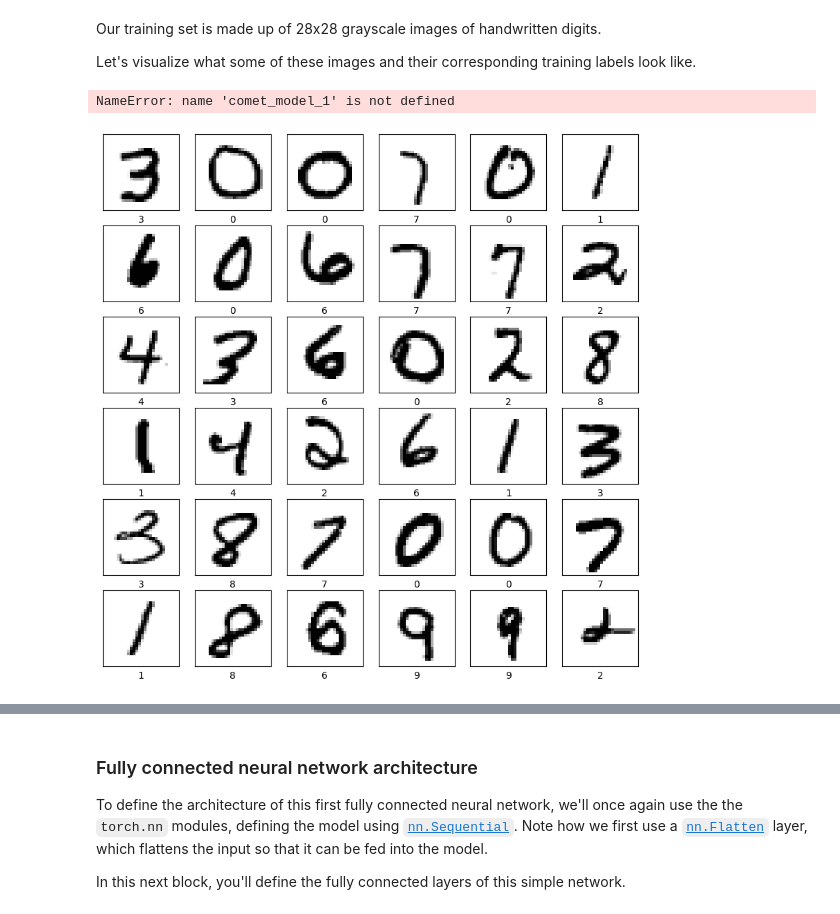
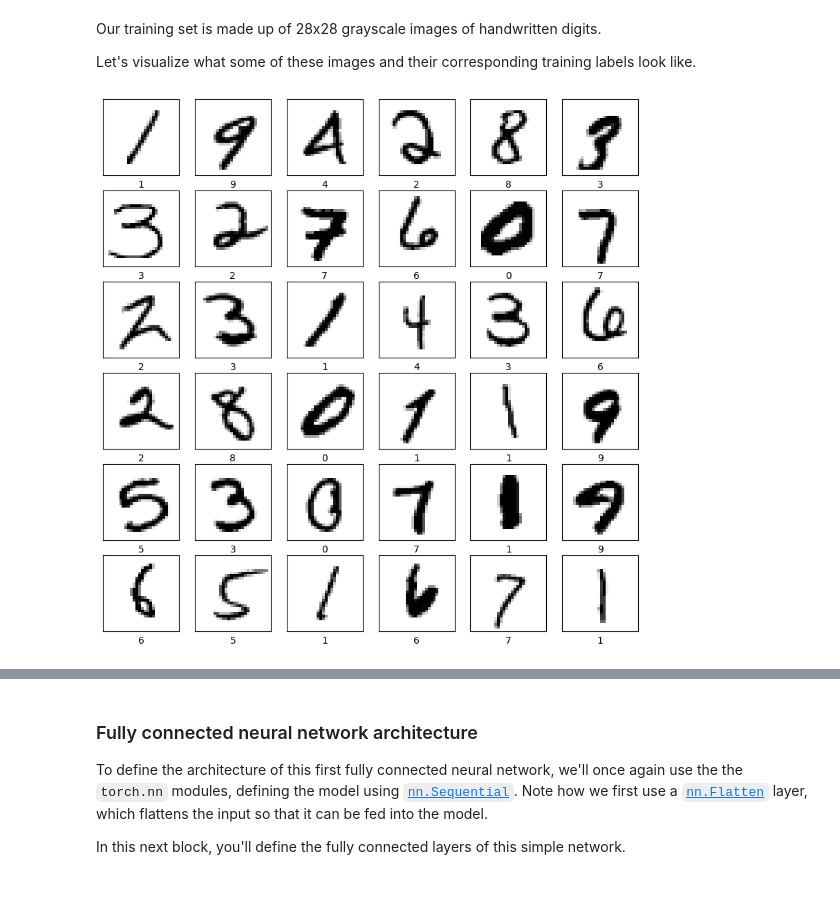
Before and after one commit to cliffordlin40212/Computer_Vision, a Jupyter notebook: Unit2/PT_Part1_MNIST.ipynb, the cells around one changed output, grey strips where cells are left out. Cells and saved outputs as stored; diff of their text form; code cells hidden in the pictures.

```diff
--- a/Unit2/PT_Part1_MNIST.ipynb
+++ b/Unit2/PT_Part1_MNIST.ipynb
@@ -110,19 +99,18 @@ Let's visualize what some of these images and their corresponding training label
 # %%
 plt.figure(figsize=(10,10))
 random_inds = np.random.choice(60000,36)
 for i in range(36):
     plt.subplot(6, 6, i + 1)
     plt.xticks([])
     plt.yticks([])
     plt.grid(False)
     image_ind = random_inds[i]
     image, label = train_dataset[image_ind]
     plt.imshow(image.squeeze(), cmap=plt.cm.binary)
     plt.xlabel(label)
-comet_model_1.log_figure(figure=plt)
+#comet_model_1.log_figure(figure=plt)
 # %% [output]
-NameError: name 'comet_model_1' is not defined
-[figure, old version]
+[figure, new version]
 # %% [markdown]
 ## 1.2 Neural Network for Handwritten Digit Classification
 
```
Also changed, not shown: parts of 17 cells of this notebook.
